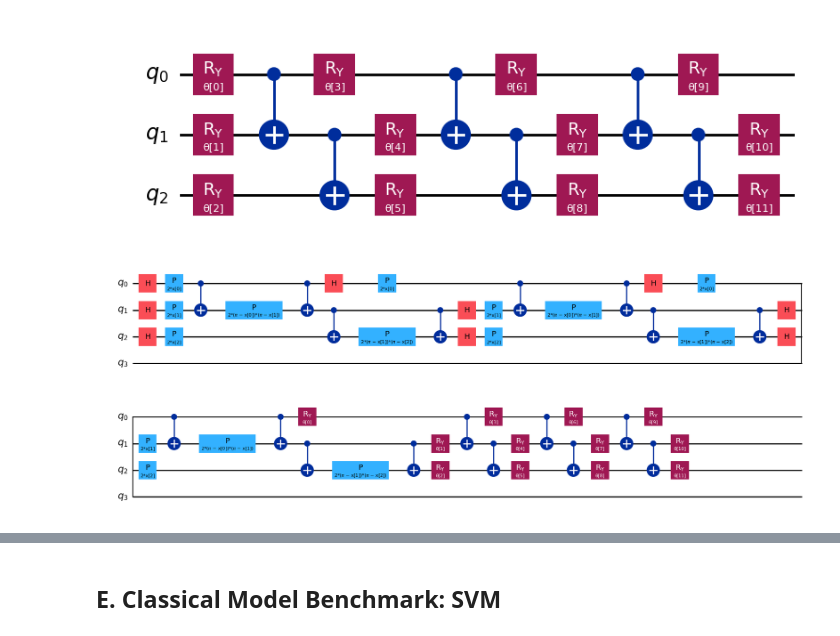
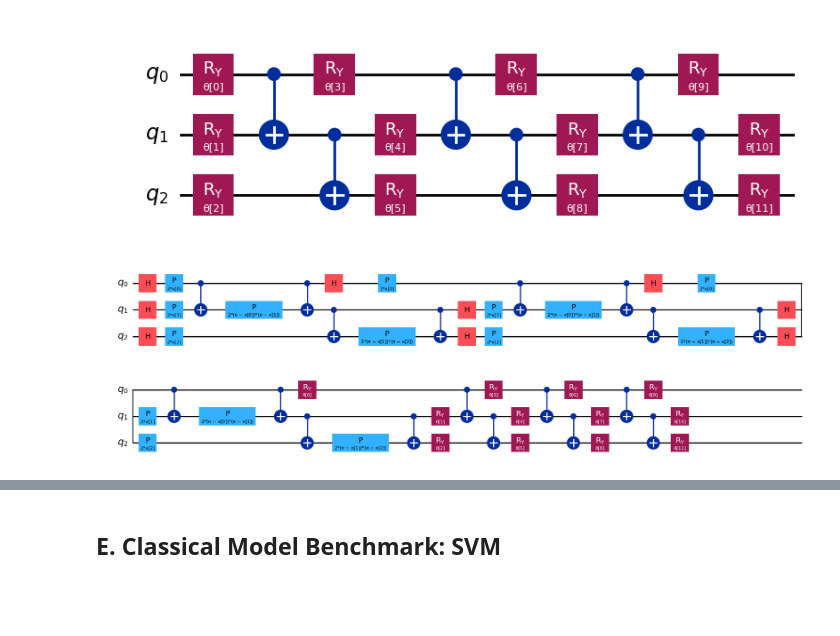
Before and after one commit to kabirarshafidz/SQA-2026-clone, a Jupyter notebook: personal_notebook.ipynb, the cells around one changed output, grey strips where cells are left out. Saved outputs shown, nothing was run; the diff lists cells and outputs as text; code cells hidden in the pictures; blank space fills up the shorter version.

```diff
--- a/personal_notebook.ipynb
+++ b/personal_notebook.ipynb
@@ -528,13 +546,13 @@ ansatz_4.decompose().draw('mpl')
 # %% [output]
 [figure]
 # %%
-qc_4 = QuantumCircuit(4)
+qc_4 = QuantumCircuit(3)
 qc_4.compose(feature_map_4, inplace=True)
 qc_4.compose(ansatz_4, inplace=True)
 
 qc_4.decompose().draw("mpl")
 # %% [output]
-[figure, old version]
+[figure, new version]
 # %%
 np.random.seed(42)
 loss_vals_4 = []
```
Also changed, not shown: parts of 13 cells of this notebook.
